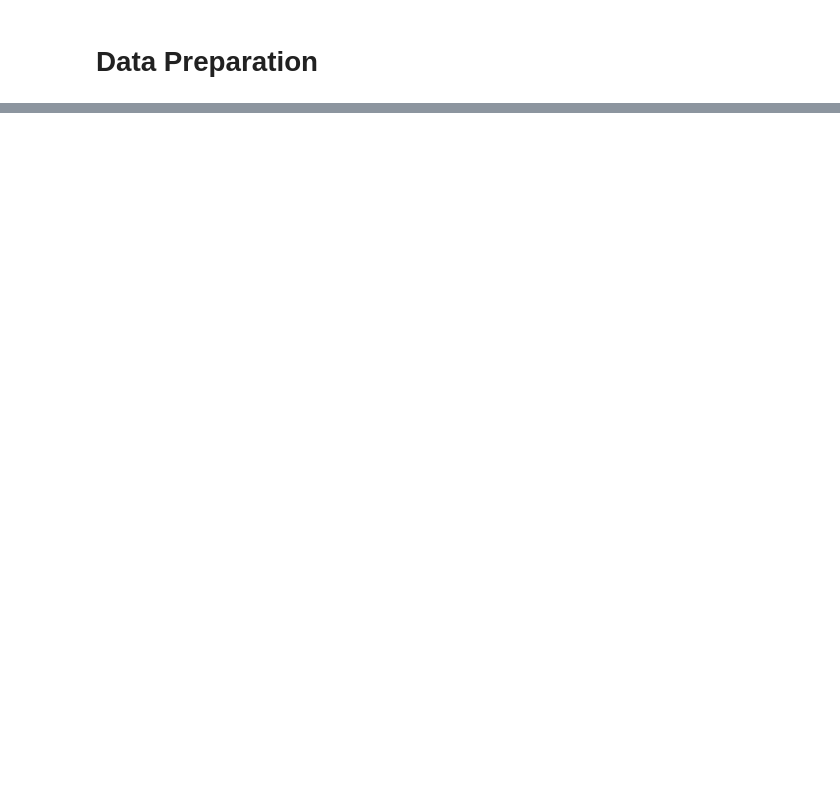
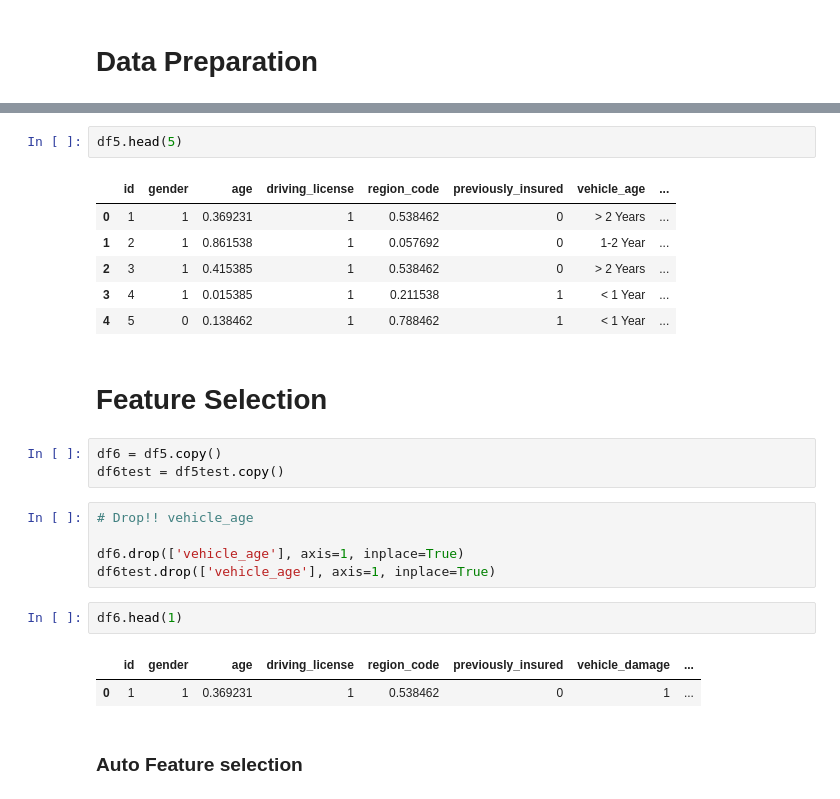
Before and after one commit to TalithaStella/Health_Insurence, a Jupyter notebook: PA004-HI.ipynb, the cells around one changed output, grey strips where cells are left out. Saved outputs shown, nothing was run; the diff lists cells and outputs as text; blank space fills up the shorter version.

```diff
--- a/PA004-HI.ipynb
+++ b/PA004-HI.ipynb
@@ -249,0 +407,26 @@ df2 = df1.copy()
+# %%
+df5.head(5)
+# %% [output]
+|  | id | gender | age | driving_license | region_code | previously_insured | vehicle_age | ... |
+| 0 | 1 | 1 | 0.369231 | 1 | 0.538462 | 0 | > 2 Years | ... |
+| 1 | 2 | 1 | 0.861538 | 1 | 0.057692 | 0 | 1-2 Year | ... |
+| 2 | 3 | 1 | 0.415385 | 1 | 0.538462 | 0 | > 2 Years | ... |
+| 3 | 4 | 1 | 0.015385 | 1 | 0.211538 | 1 | < 1 Year | ... |
+| 4 | 5 | 0 | 0.138462 | 1 | 0.788462 | 1 | < 1 Year | ... |
+# %% [markdown]
+# Feature Selection
+# %%
+df6 = df5.copy()
+df6test = df5test.copy()
+# %%
+# Drop!! vehicle_age
+
+df6.drop(['vehicle_age'], axis=1, inplace=True)
+df6test.drop(['vehicle_age'], axis=1, inplace=True)
+# %%
+df6.head(1)
+# %% [output]
+|  | id | gender | age | driving_license | region_code | previously_insured | vehicle_damage | ... |
+| 0 | 1 | 1 | 0.369231 | 1 | 0.538462 | 0 | 1 | ... |
+# %% [markdown]
+### Auto Feature selection
```
Also changed, not shown: parts of 61 cells of this notebook.
